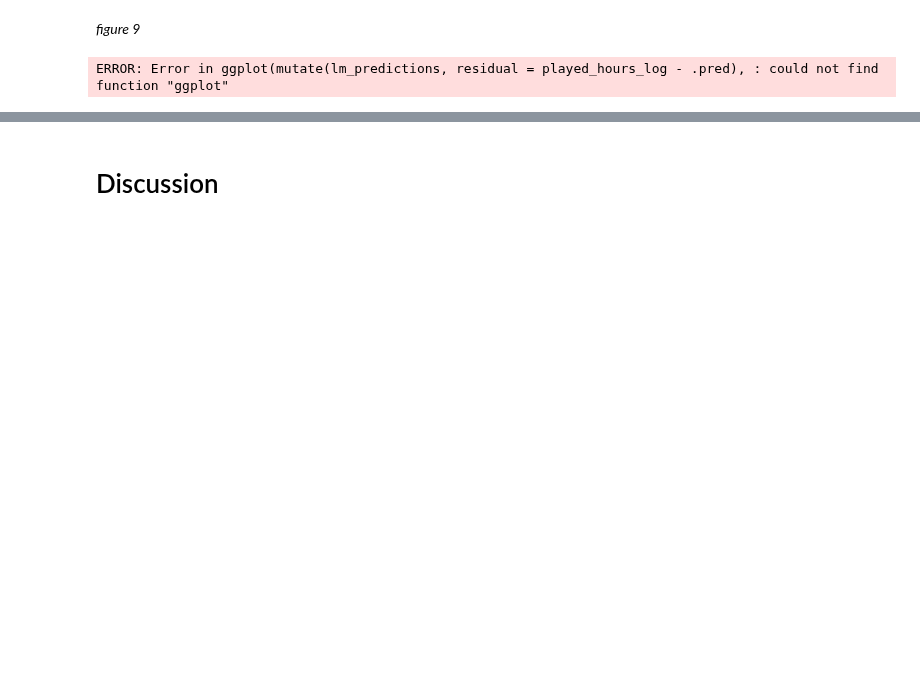
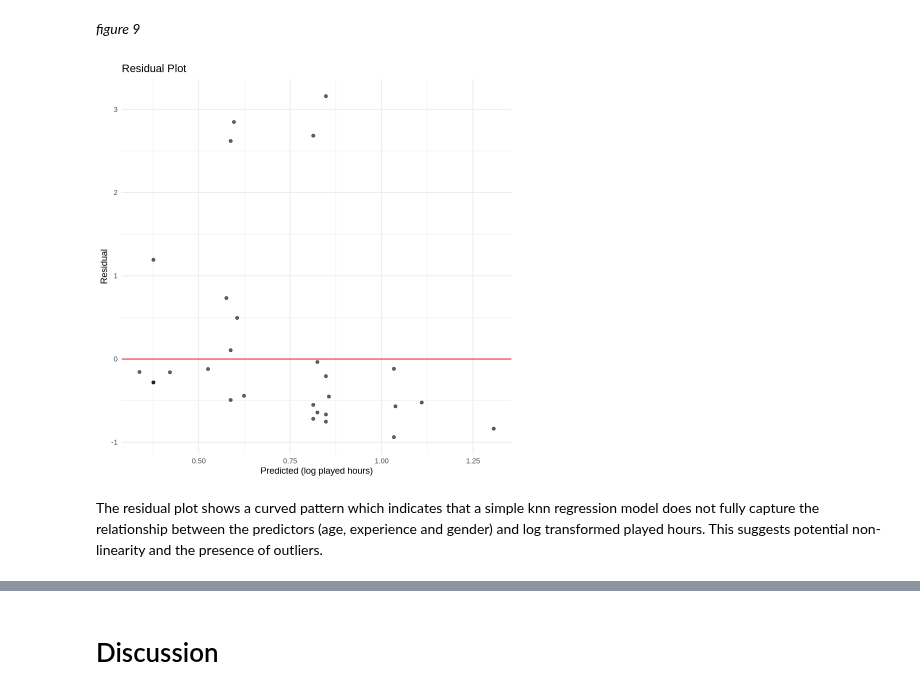
Before and after one commit to thaviship/dsci-group-project, a Jupyter notebook: methods_finalized.ipynb, the cells around one changed output, grey strips where cells are left out. Cells and saved outputs as stored; diff of their text form; code cells hidden in the pictures; blank space fills up the shorter version.

```diff
--- a/methods_finalized.ipynb
+++ b/methods_finalized.ipynb
@@ -355,18 +406,20 @@ ERROR: Error in ggplot(players_predictions, aes(x = .pred, y = played_hours_log)
 # %% [markdown]
 *figure 9*
 # %%
-residual_plot<- lm_predictions |>
+residual_plot<- players_predictions |>
   mutate(residual = played_hours_log - .pred) |>
   ggplot(aes(x = .pred, y = residual)) +
   geom_point(alpha = 0.6) +
   geom_hline(yintercept = 0, color = "red") +
   labs(
     x = "Predicted (log played hours)",
     y = "Residual",
     title = "Residual Plot"
   ) +
   theme_minimal()
 
 residual_plot
 # %% [output]
-ERROR: Error in ggplot(mutate(lm_predictions, residual = played_hours_log - .pred), : could not find function "ggplot"
+[figure, added]
+# %% [markdown]
+The residual plot shows a curved pattern which indicates that a simple knn regression model does not fully capture the relationship between the predictors (age, experience and gender) and log transformed played hours. This suggests potential non-linearity and the presence of outliers.
```
Also changed, not shown: parts of 23 cells of this notebook.
